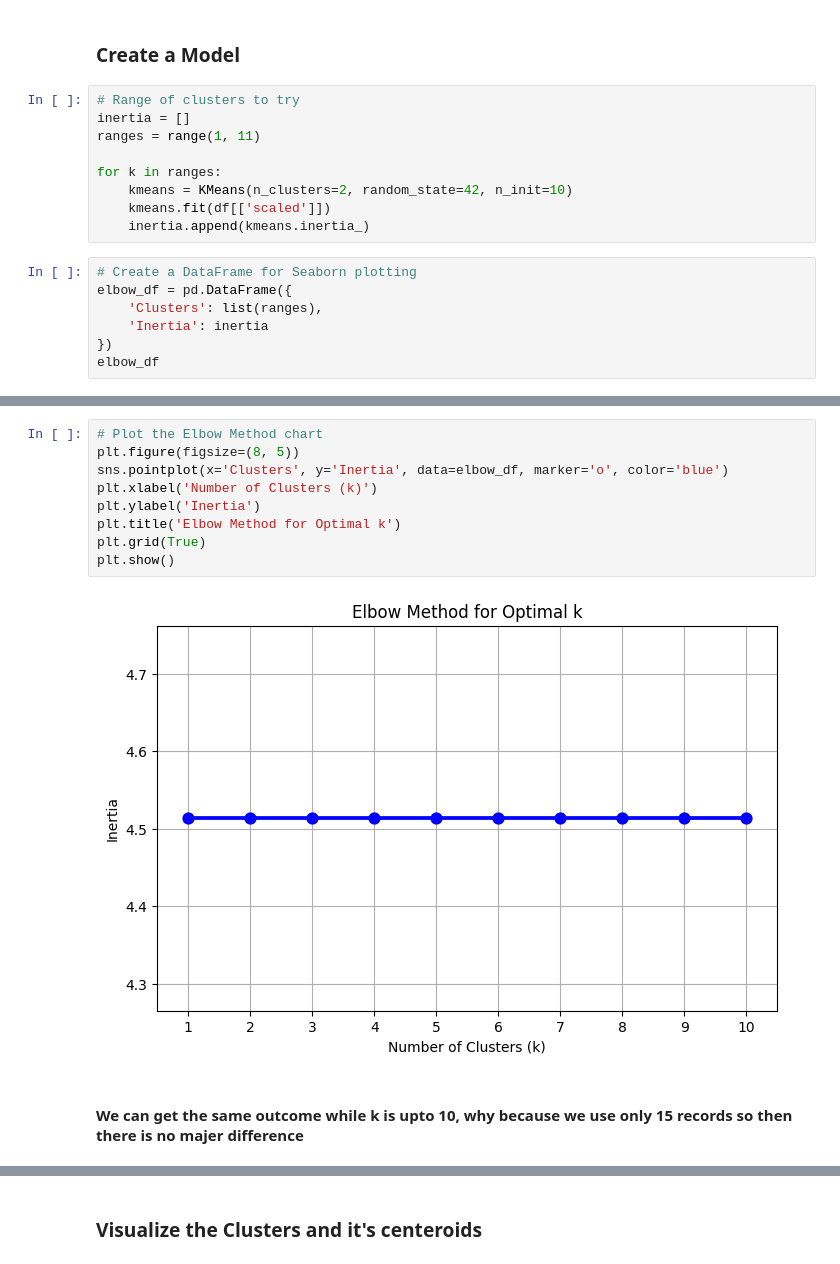
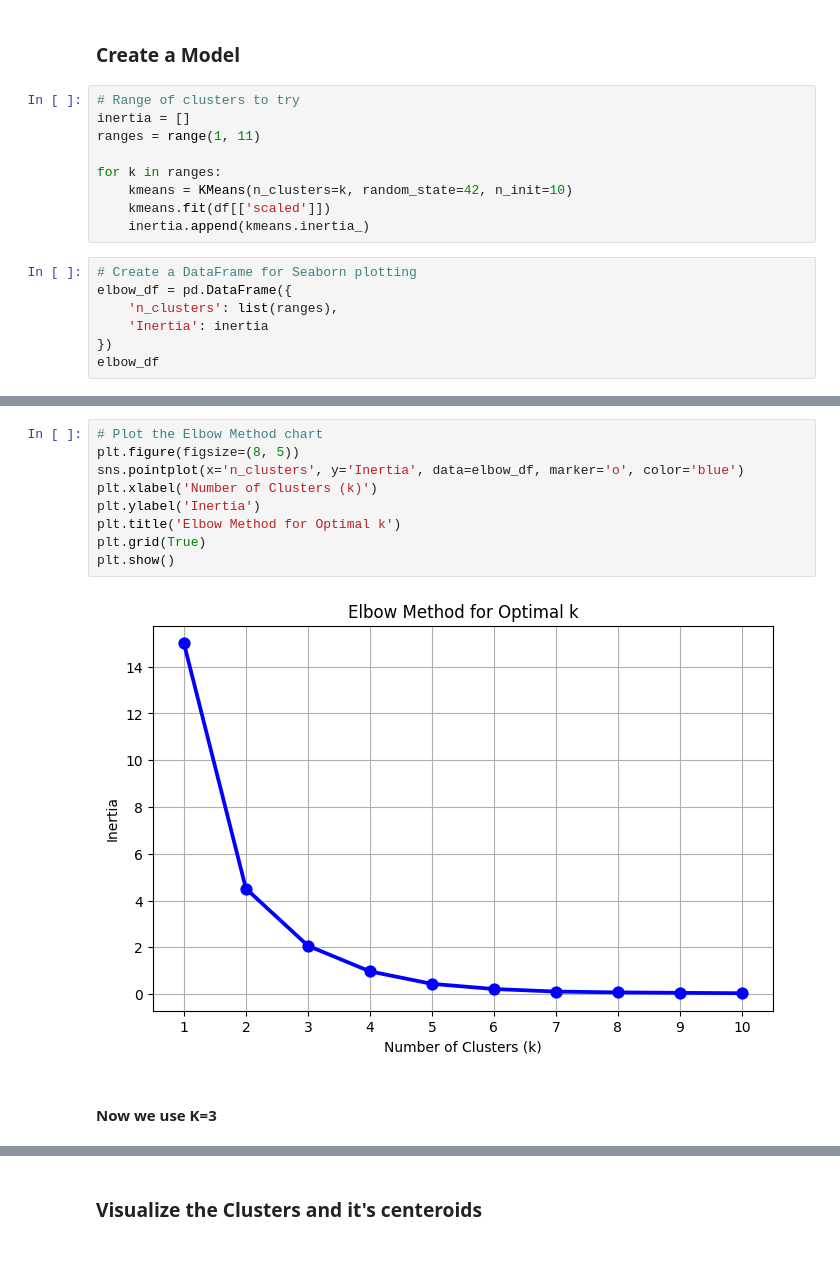
Before and after one commit to Namachivayam2001/ML-Tutorials, a Jupyter notebook: K-Means.ipynb, the cells around one changed output, grey strips where cells are left out. Cells and saved outputs as stored; diff of their text form.

Commit message:
do correction in n_cluster parameter in K-Means.ipynb

```diff
--- a/K-Means.ipynb
+++ b/K-Means.ipynb
@@ -169,13 +169,13 @@ inertia = []
 ranges = range(1, 11)
 
 for k in ranges:
-    kmeans = KMeans(n_clusters=2, random_state=42, n_init=10)
+    kmeans = KMeans(n_clusters=k, random_state=42, n_init=10)
     kmeans.fit(df[['scaled']])
     inertia.append(kmeans.inertia_)
 # %%
 # Create a DataFrame for Seaborn plotting
 elbow_df = pd.DataFrame({
-    'Clusters': list(ranges),
+    'n_clusters': list(ranges),
     'Inertia': inertia
 })
 elbow_df
@@ -194,14 +194,14 @@ elbow_df
 # %%
 # Plot the Elbow Method chart
 plt.figure(figsize=(8, 5))
-sns.pointplot(x='Clusters', y='Inertia', data=elbow_df, marker='o', color='blue')
+sns.pointplot(x='n_clusters', y='Inertia', data=elbow_df, marker='o', color='blue')
 plt.xlabel('Number of Clusters (k)')
 plt.ylabel('Inertia')
 plt.title('Elbow Method for Optimal k')
 plt.grid(True)
 plt.show()
 # %% [output]
-[figure, old version]
+[figure, new version]
 # %% [markdown]
-#### We can get the same outcome while k is upto 10, why because we use only 15 records so then there is no majer difference
+#### Now we use K=3
 # %%
```
Also changed, not shown: parts of 4 cells of this notebook.
